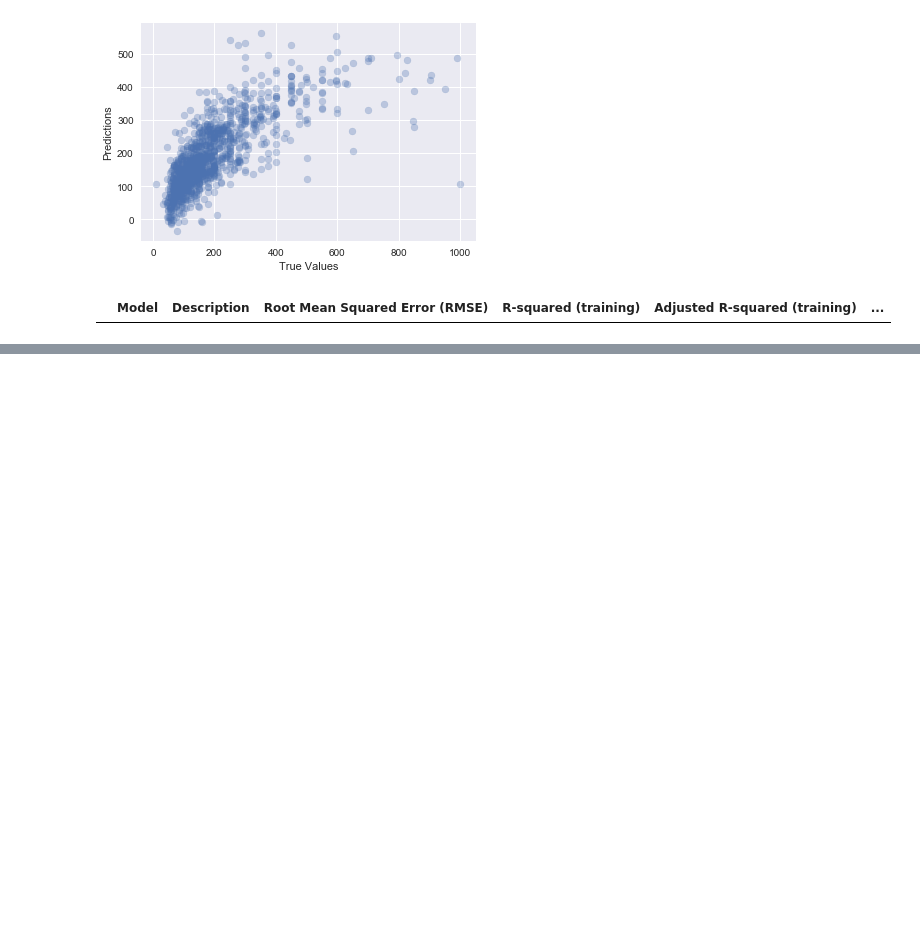
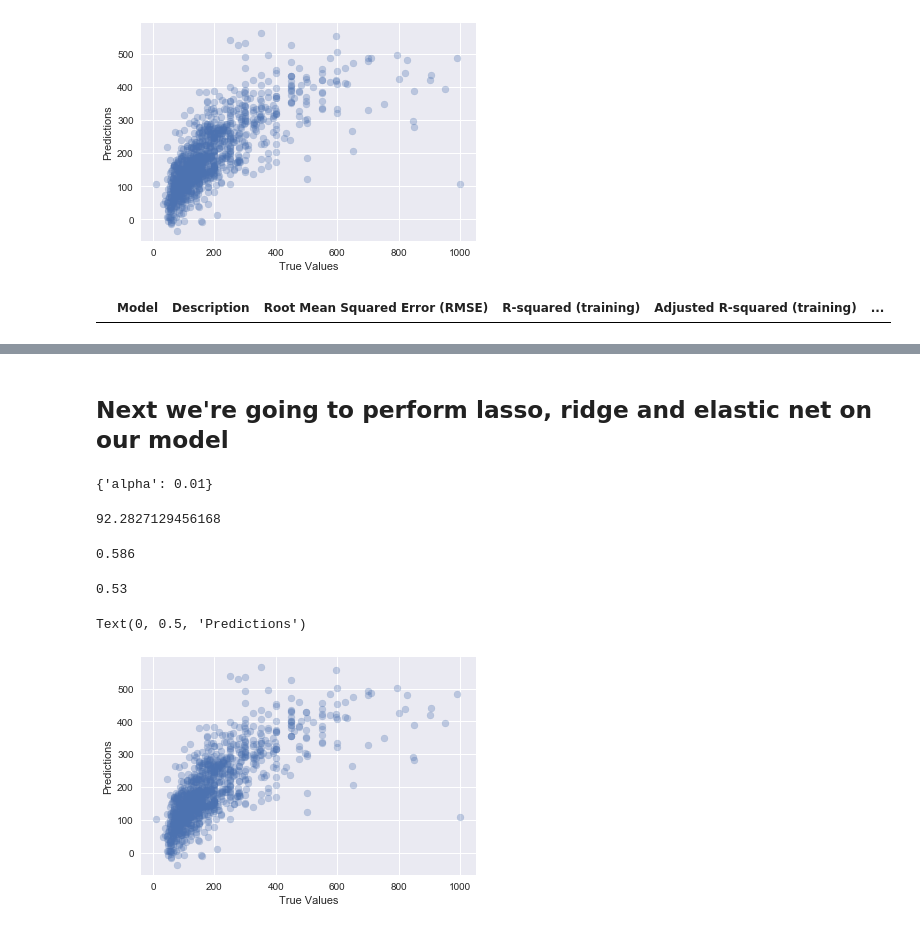
Before and after one commit to CaryMosley/Mod2Project, a Jupyter notebook: AirbnbFeatureEng.ipynb, the cells around one changed output, grey strips where cells are left out. Saved outputs shown, nothing was run; the diff lists cells and outputs as text; code cells hidden in the pictures; blank space fills up the shorter version.

Commit message:
Regularization Models

```diff
--- a/AirbnbFeatureEng.ipynb
+++ b/AirbnbFeatureEng.ipynb
@@ -209,0 +281,10 @@ summary_df
+# %% [markdown]
+## Next we're going to perform lasso, ridge and elastic net on our model
+# %%
+lasso = Lasso()
+parameters = {'alpha': [1e-15, 1e-10, 1e-8, 1e-4, 1e-3,1e-2, 1, 5, 10, 20]}
+lasso_regressor = GridSearchCV(lasso, parameters, scoring='neg_mean_squared_error', cv = 5)
+lasso_regressor.fit(X_train, y_train)
+print(lasso_regressor.best_params_)
+# %% [output]
+{'alpha': 0.01}
@@ -209,0 +293,34 @@ summary_df
+# %%
+lr_lasso.fit(X_train, y_train)
+predict = lr_lasso.predict(X_test)
+train_rmse = np.sqrt(mean_squared_error(y_train, lr_lasso.predict(X_train)))
+print(train_rmse)
+# %% [output]
+92.2827129456168
+# %%
+r2_train = lr_lasso.score(X_train, y_train)
+n = X_train.shape[0]
+p = X_train.shape[1]
+adjusted_r2_train = 1-(1-r2_train)*(n-1)/(n-p-1)
+r2_train = round(r2_train, 3)
+adjusted_r2_train = round(adjusted_r2_train, 3)
+print(adjusted_r2_train)
+# %% [output]
+0.586
+# %%
+r2_test = lr_lasso.score(X_test, y_test)
+n = X_test.shape[0]
+p = X_test.shape[1]
+adjusted_r2_test = 1-(1-r2_test)*(n-1)/(n-p-1)
+r2_test = round(r2_test, 3)
+adjusted_r2_test = round(adjusted_r2_test, 3)
+print(adjusted_r2_test)
+# %% [output]
+0.53
+# %%
+plt.scatter(y_test, y_test_pred, alpha=0.3)
+plt.xlabel("True Values")
+plt.ylabel("Predictions")
+# %% [output]
+Text(0, 0.5, 'Predictions')
+[figure, added]
```
Also changed, not shown: parts of 35 cells of this notebook.
